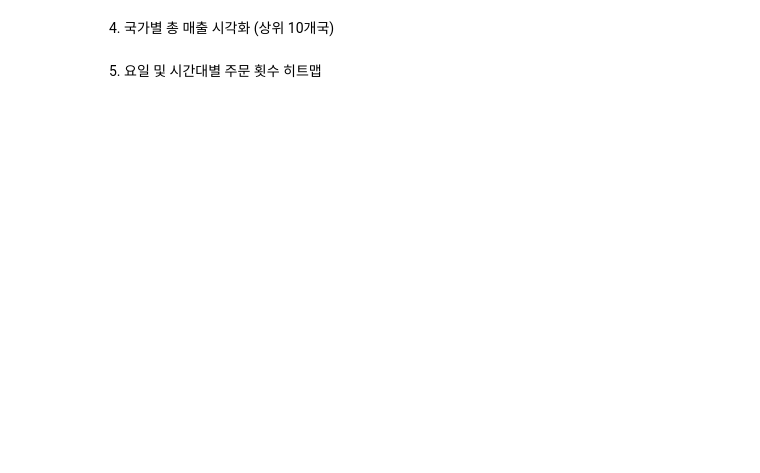
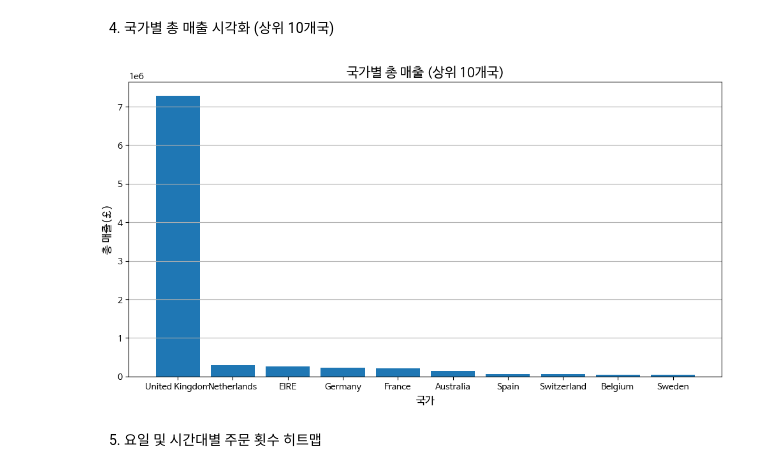
Before and after one commit to yonghanchoi/DataAnalysis, a Jupyter notebook: 오픈소스_데이터_분석_10강.ipynb, the cells around one changed output. Cells and saved outputs as stored; diff of their text form; code cells hidden in the pictures; blank space fills up the shorter version.

```diff
--- a/오픈소스_데이터_분석_10강.ipynb
+++ b/오픈소스_데이터_분석_10강.ipynb
@@ -527,19 +531,25 @@ plt.show()
 # %%
 ## 국가별 총 매출 계산 및 상위 10개국 추출
 # retail_data_clean을 Country 단위로 그룹화 한 후 TotalPrice의 합을 구함
+country_sales = retail_data_clean.groupby('Country')['TotalPrice'].sum().reset_index()
+top_countries = country_sales.sort_values('TotalPrice', ascending=False).head(10)
 
 # 역순으로 정렬한 다음 상위 10개 선택
 
 
 ## 국가별 총 매출 시각화 (막대 그래프)
-
+plt.figure(figsize=(12,6))
+plt.bar(top_countries['Country'], top_countries['TotalPrice'])
 
 ## 그래프 제목 및 축 레이블 설정
+
 plt.title('국가별 총 매출 (상위 10개국)', fontsize=15)
 plt.xlabel('국가', fontsize=12)
 plt.ylabel('총 매출(£)', fontsize=12)
 plt.grid(True, axis='y') ## Y축 그리드만 표시
 plt.show()
+# %% [output]
+[figure, added]
 # %% [markdown]
 5. 요일 및 시간대별 주문 횟수 히트맵
 # %%
```
Also changed, not shown: parts of 4 cells of this notebook.
